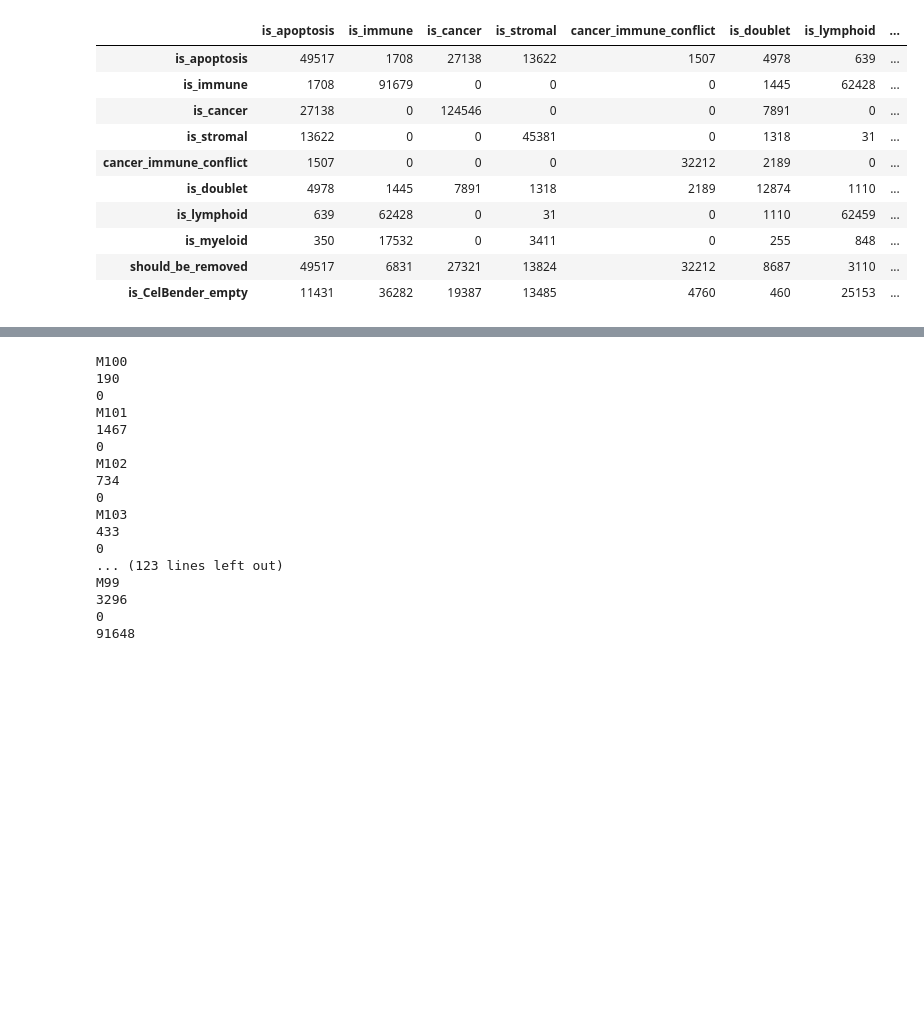
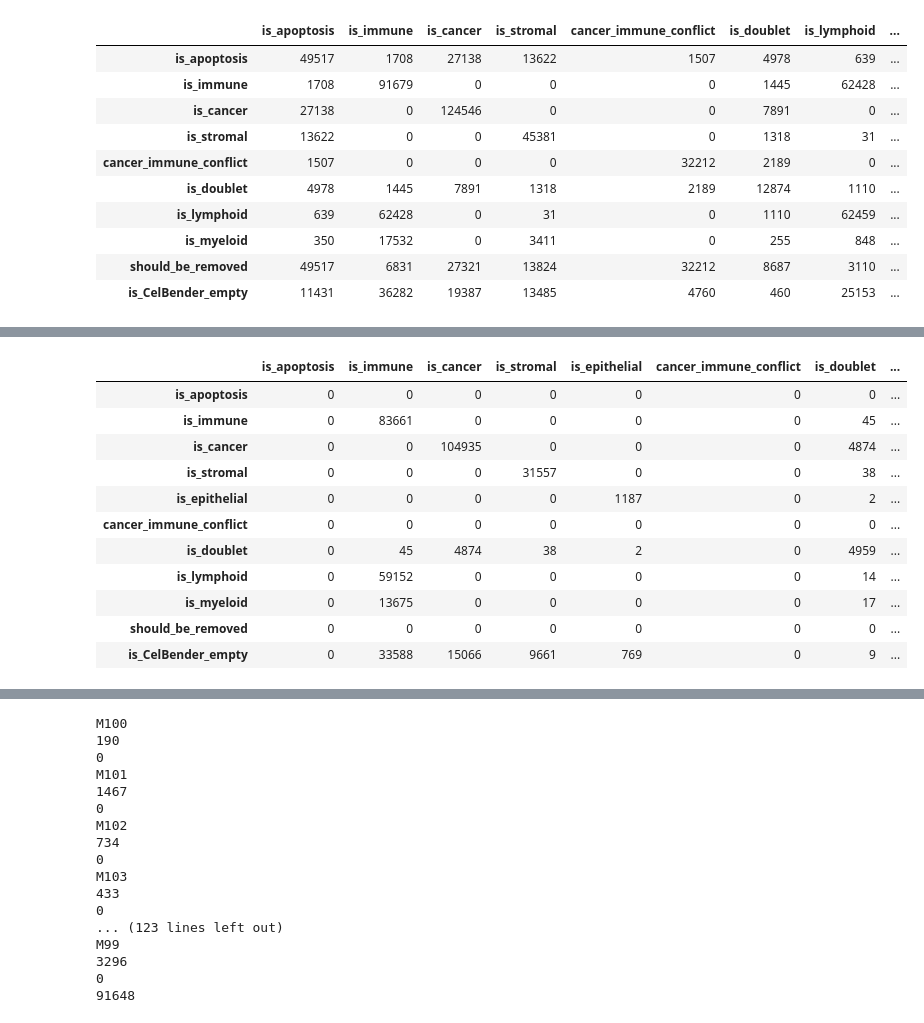
Before and after one commit to ItayShlosberg/classifying-response-to-immunotherapy, a Jupyter notebook: data_analysis/investigate_cells_properties.ipynb, the cells around one changed output, grey strips where cells are left out. Saved outputs shown, nothing was run; the diff lists cells and outputs as text; code cells hidden in the pictures; blank space fills up the shorter version.

```diff
--- a/data_analysis/investigate_cells_properties.ipynb
+++ b/data_analysis/investigate_cells_properties.ipynb
@@ -303,0 +346,34 @@ cross_check_df
+# %%
+ROW_SAMPLES_PATH = fr'C:\Users\KerenYlab\Desktop\Technion studies\Keren Laboratory\Data\droplet_seq\ROW_DATA'
+SAMPLES_INFORMATION_PATH = fr'C:\Users\KerenYlab\Desktop\Technion studies\Keren Laboratory\python_playground\outputs\inferCNV\update_runs\10.6.21'
+not_investigate = []#['M133', 'M108']
+samples = [subfolder for subfolder in os.listdir(ROW_SAMPLES_PATH) if subfolder.startswith('M') and (not subfolder in not_investigate)]
+cross_check_df = None
+for sample_id in samples:
+#     print(sample)
+    rna_sample = loading_sample(row_data_path=join(ROW_SAMPLES_PATH, f'{sample_id}'),
+                                    cells_information_path=join(SAMPLES_INFORMATION_PATH, f'{sample_id}'))
+
+    # REMOVING CELLS THAT SHOULD BE REMOVED
+    rna_sample = rna_sample.filter_cells_by_property('should_be_removed', False)
+
+    df = get_informative_df(rna_sample)
+    if cross_check_df is None:
+        cross_check_df = df
+    else:
+        cross_check_df = cross_check_df.add(df)
+
+cross_check_df
+# %% [output]
+|  | is_apoptosis | is_immune | is_cancer | is_stromal | is_epithelial | cancer_immune_conflict | is_doublet | ... |
+| is_apoptosis | 0 | 0 | 0 | 0 | 0 | 0 | 0 | ... |
+| is_immune | 0 | 83661 | 0 | 0 | 0 | 0 | 45 | ... |
+| is_cancer | 0 | 0 | 104935 | 0 | 0 | 0 | 4874 | ... |
+| is_stromal | 0 | 0 | 0 | 31557 | 0 | 0 | 38 | ... |
+| is_epithelial | 0 | 0 | 0 | 0 | 1187 | 0 | 2 | ... |
+| cancer_immune_conflict | 0 | 0 | 0 | 0 | 0 | 0 | 0 | ... |
+| is_doublet | 0 | 45 | 4874 | 38 | 2 | 0 | 4959 | ... |
+| is_lymphoid | 0 | 59152 | 0 | 0 | 0 | 0 | 14 | ... |
+| is_myeloid | 0 | 13675 | 0 | 0 | 0 | 0 | 17 | ... |
+| should_be_removed | 0 | 0 | 0 | 0 | 0 | 0 | 0 | ... |
+| is_CelBender_empty | 0 | 33588 | 15066 | 9661 | 769 | 0 | 9 | ... |
```
Also changed, not shown: parts of 10 cells of this notebook, 21 other files.
